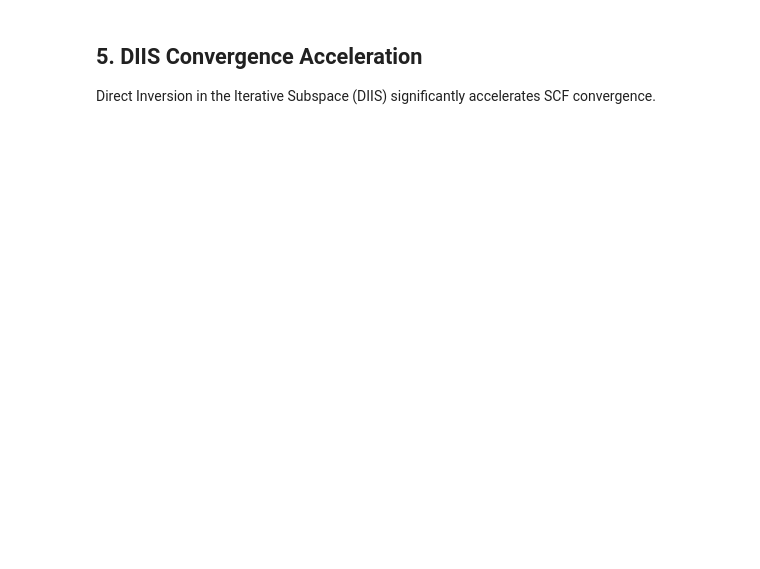
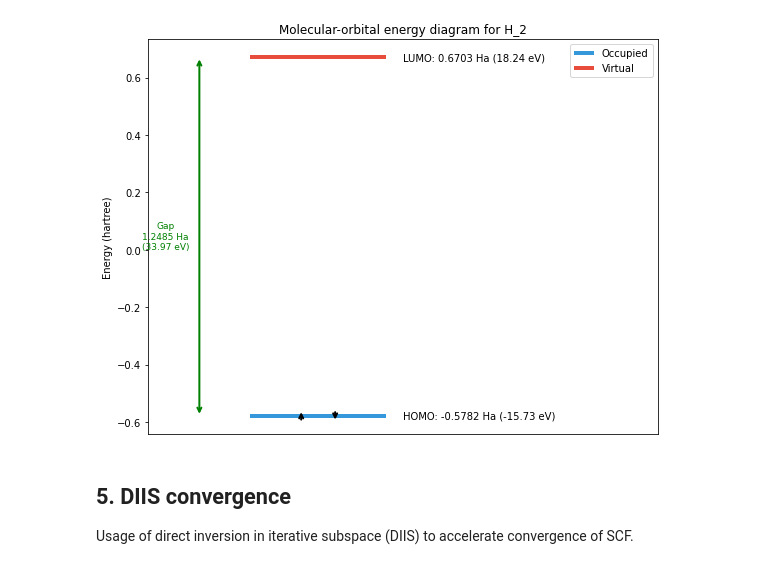
Before and after one commit to sarsaeroth/PyHF, a Jupyter notebook: examples/phyf_tutorial.ipynb, the cells around one changed output. Cells and saved outputs as stored; diff of their text form; code cells hidden in the pictures; blank space fills up the shorter version.

```diff
--- a/examples/phyf_tutorial.ipynb
+++ b/examples/phyf_tutorial.ipynb
@@ -174,5 +154,4 @@ for i in range(rhf.n_basis):
 # %%
-# Visualize molecular orbital energy diagram
 fig, ax = plt.subplots(figsize=(8, 6))
 
 energies = mo['energies']
@@ -183,39 +162,39 @@ n_occ = rhf.n_occ
 for i, (e, occ) in enumerate(zip(energies, occupations)):
     color = '#3498db' if occ > 0 else '#e74c3c'
     label = 'Occupied' if i == 0 else ('Virtual' if i == n_occ else None)
     ax.hlines(e, 0.3, 0.7, colors=color, linewidth=4, label=label)
 
-    # Add orbital label
     orbital_name = 'HOMO' if i == n_occ - 1 else ('LUMO' if i == n_occ else f'MO{i+1}')
     ax.text(0.75, e, f'{orbital_name}: {e:.4f} Ha ({e*HARTREE_TO_EV:.2f} eV)',
            va='center', fontsize=10)
 
-    # Draw electrons
     if occ > 0:
         ax.annotate('', xy=(0.45, e+0.02), xytext=(0.45, e-0.02),
                    arrowprops=dict(arrowstyle='->', color='black', lw=2))
         ax.annotate('', xy=(0.55, e-0.02), xytext=(0.55, e+0.02),
                    arrowprops=dict(arrowstyle='->', color='black', lw=2))
 
 # Draw HOMO-LUMO gap
 gap = homo_lumo_gap(rhf)
 homo_e = energies[n_occ - 1]
 lumo_e = energies[n_occ]
 ax.annotate('', xy=(0.15, lumo_e), xytext=(0.15, homo_e),
            arrowprops=dict(arrowstyle='<->', color='green', lw=2))
 ax.text(0.05, (homo_e + lumo_e)/2, f'Gap\n{gap:.4f} Ha\n({gap*HARTREE_TO_EV:.2f} eV)',
        va='center', ha='center', fontsize=9, color='green')
 
 ax.set_xlim(0, 1.5)
-ax.set_ylabel('Energy (Hartree)')
-ax.set_title('Molecular Orbital Energy Diagram for H$_2$')
+ax.set_ylabel('Energy (hartree)')
+ax.set_title('Molecular-orbital energy diagram for H_2')
 ax.set_xticks([])
 ax.legend(loc='upper right')
 
 plt.tight_layout()
 plt.show()
+# %% [output]
+[figure, added]
-# %% [markdown]
-## 5. DIIS Convergence Acceleration
-
-Direct Inversion in the Iterative Subspace (DIIS) significantly accelerates SCF convergence.
+# %% [markdown]
+## 5. DIIS convergence
+
+Usage of direct inversion in iterative subspace (DIIS) to accelerate convergence of SCF.
 # %%
```
Also changed, not shown: parts of 26 cells of this notebook.
